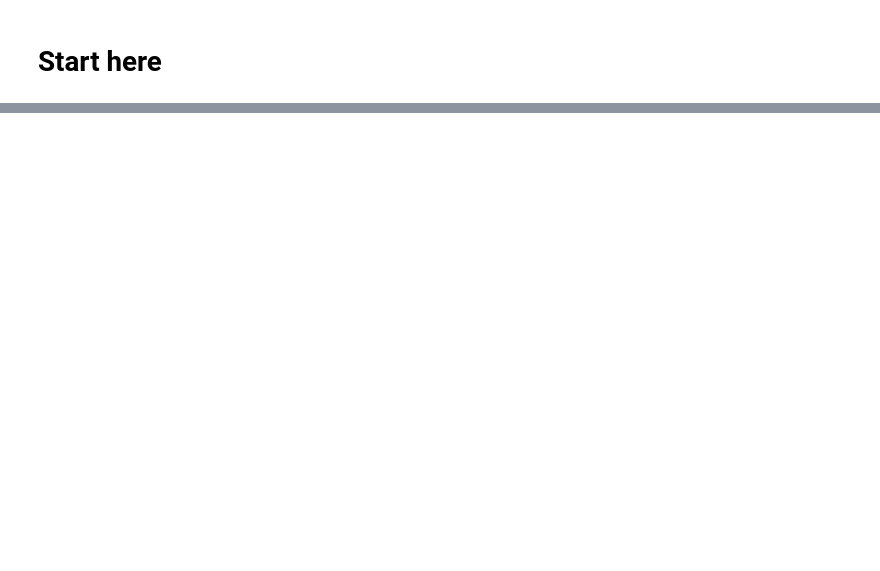
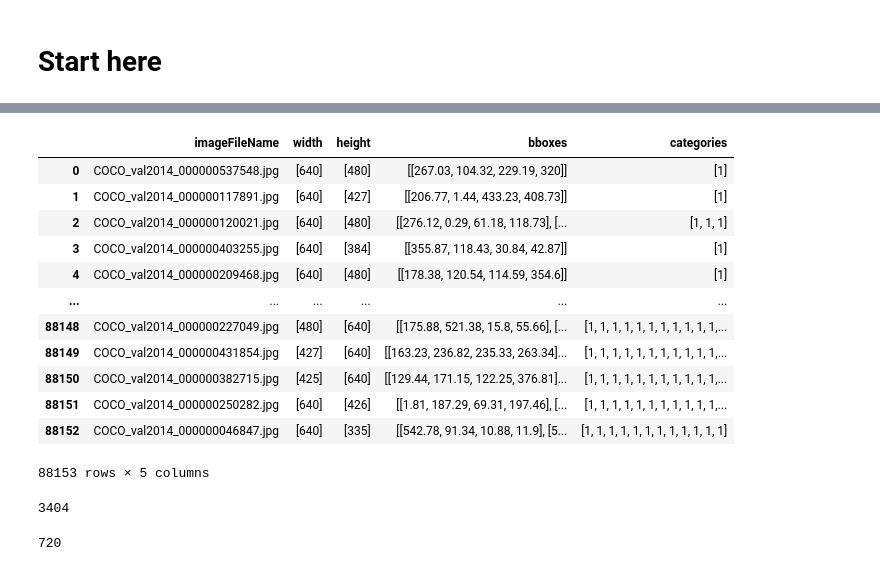
Before and after one commit to DickyAdi/person-detection, a Jupyter notebook: personDetection.ipynb, the cells around one changed output, grey strips where cells are left out. Saved outputs shown, nothing was run; the diff lists cells and outputs as text; code cells hidden in the pictures; blank space fills up the shorter version.

```diff
--- a/personDetection.ipynb
+++ b/personDetection.ipynb
@@ -205,0 +164,16 @@ validationReady
+# %%
+valDf
+# %% [output]
+|  | imageFileName | width | height | bboxes | categories |
+| 0 | COCO_val2014_000000537548.jpg | [640] | [480] | [[267.03, 104.32, 229.19, 320]] | [1] |
+| 1 | COCO_val2014_000000117891.jpg | [640] | [427] | [[206.77, 1.44, 433.23, 408.73]] | [1] |
+| 2 | COCO_val2014_000000120021.jpg | [640] | [480] | [[276.12, 0.29, 61.18, 118.73], [... | [1, 1, 1] |
+| 3 | COCO_val2014_000000403255.jpg | [640] | [384] | [[355.87, 118.43, 30.84, 42.87]] | [1] |
+| 4 | COCO_val2014_000000209468.jpg | [640] | [480] | [[178.38, 120.54, 114.59, 354.6]] | [1] |
+| ... | ... | ... | ... | ... | ... |
+| 88148 | COCO_val2014_000000227049.jpg | [480] | [640] | [[175.88, 521.38, 15.8, 55.66], [... | [1, 1, 1, 1, 1, 1, 1, 1, 1, 1, 1,... |
+| 88149 | COCO_val2014_000000431854.jpg | [427] | [640] | [[163.23, 236.82, 235.33, 263.34]... | [1, 1, 1, 1, 1, 1, 1, 1, 1, 1, 1,... |
+| 88150 | COCO_val2014_000000382715.jpg | [425] | [640] | [[129.44, 171.15, 122.25, 376.81]... | [1, 1, 1, 1, 1, 1, 1, 1, 1, 1, 1,... |
+| 88151 | COCO_val2014_000000250282.jpg | [640] | [426] | [[1.81, 187.29, 69.31, 197.46], [... | [1, 1, 1, 1, 1, 1, 1, 1, 1, 1, 1,... |
+| 88152 | COCO_val2014_000000046847.jpg | [640] | [335] | [[542.78, 91.34, 10.88, 11.9], [5... | [1, 1, 1, 1, 1, 1, 1, 1, 1, 1, 1, 1] |
+88153 rows × 5 columns
@@ -206,3 +186,11 @@ validationReady
+# %%
+subTrainDf['imageFileName'].nunique()
+# %% [output]
+3404
+# %%
+subValDf['imageFileName'].nunique()
+# %% [output]
+720
 # %%
 class customDataset(Dataset):
     def __init__(self, imageDir, dataDf, transform=None):
```
Also changed, not shown: parts of 35 cells of this notebook, 2 other files.
